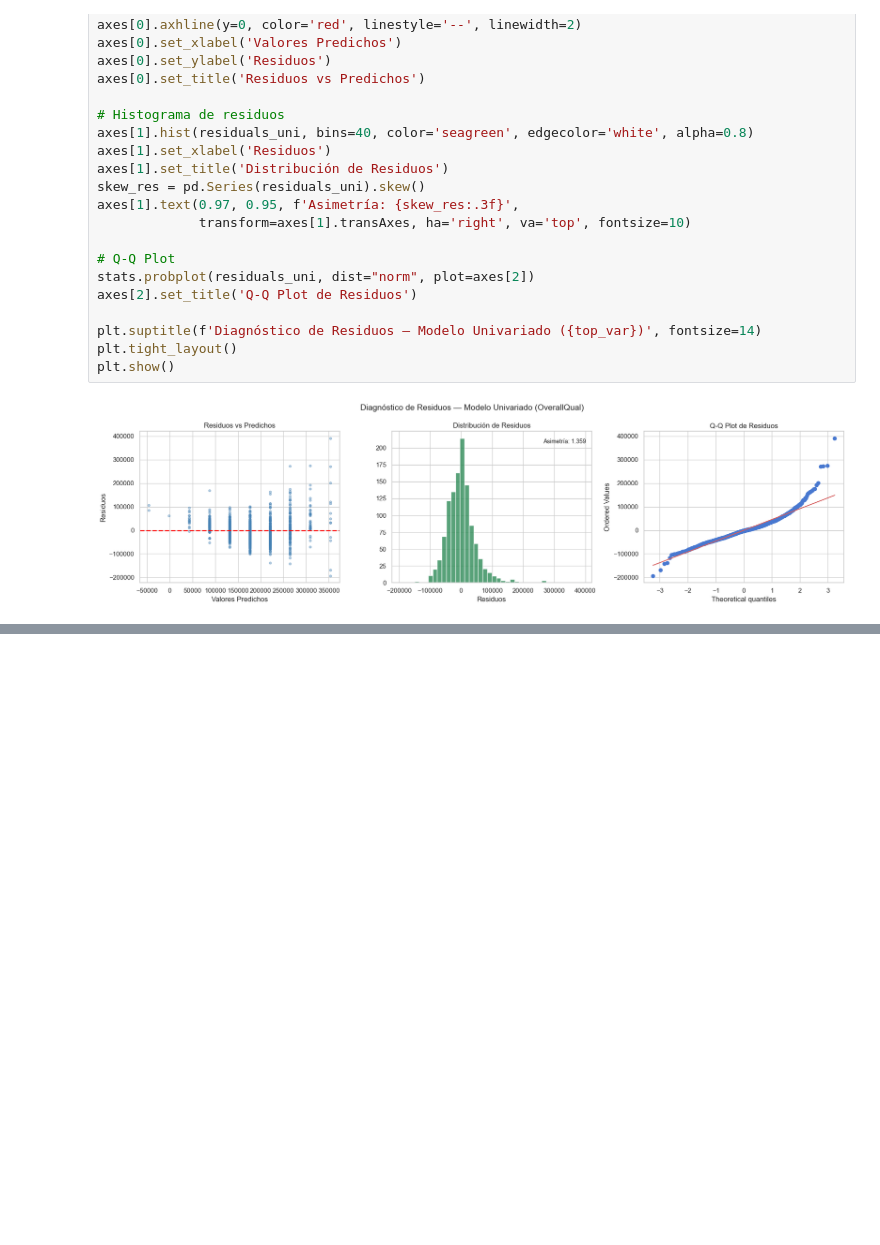
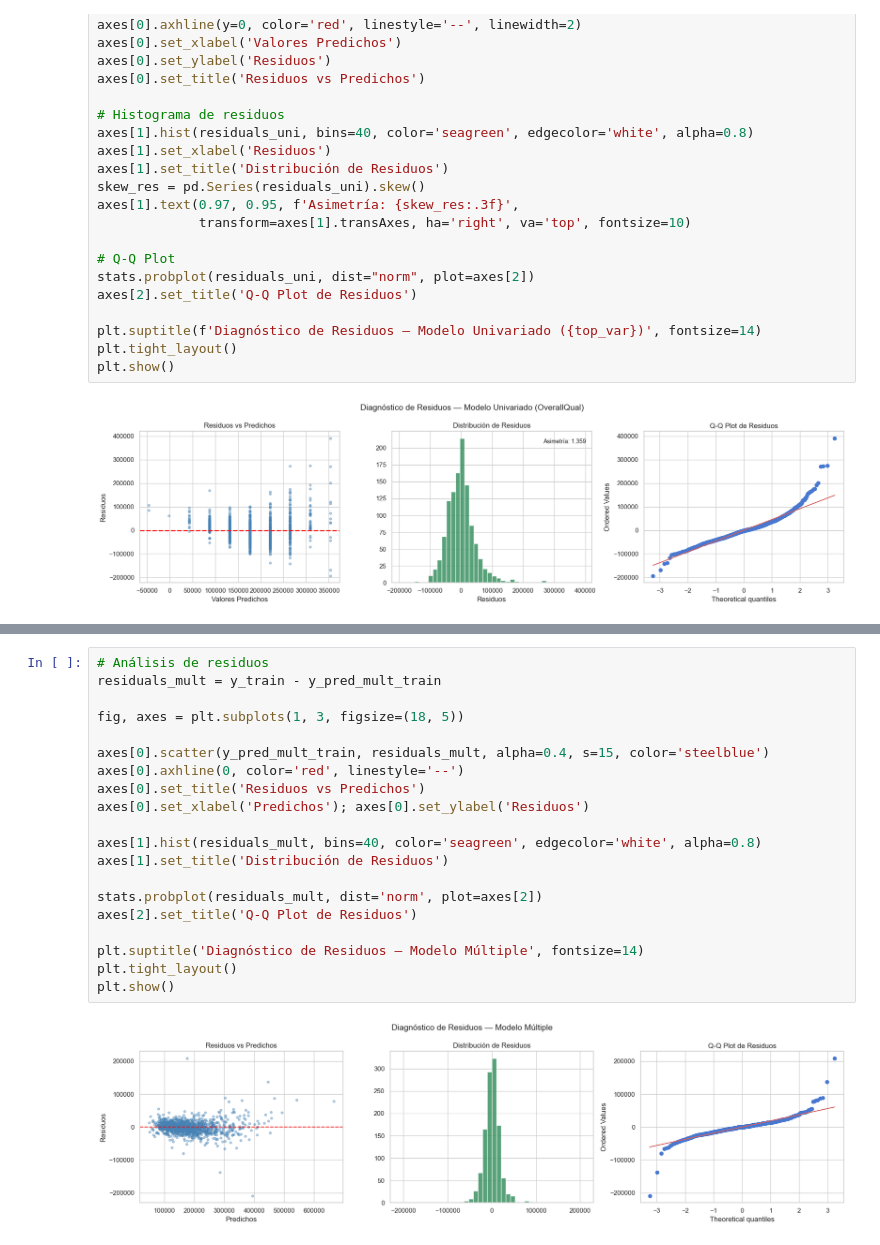
Before and after one commit to DijanU/lab3MRL, a Jupyter notebook: avances.ipynb, the cells around one changed output, grey strips where cells are left out. Saved outputs shown, nothing was run; the diff lists cells and outputs as text; blank space fills up the shorter version.

```diff
--- a/avances.ipynb
+++ b/avances.ipynb
@@ -838,0 +913,22 @@ plt.show()
+# %%
+# Análisis de residuos
+residuals_mult = y_train - y_pred_mult_train
+
+fig, axes = plt.subplots(1, 3, figsize=(18, 5))
+
+axes[0].scatter(y_pred_mult_train, residuals_mult, alpha=0.4, s=15, color='steelblue')
+axes[0].axhline(0, color='red', linestyle='--')
+axes[0].set_title('Residuos vs Predichos')
+axes[0].set_xlabel('Predichos'); axes[0].set_ylabel('Residuos')
+
+axes[1].hist(residuals_mult, bins=40, color='seagreen', edgecolor='white', alpha=0.8)
+axes[1].set_title('Distribución de Residuos')
+
+stats.probplot(residuals_mult, dist='norm', plot=axes[2])
+axes[2].set_title('Q-Q Plot de Residuos')
+
+plt.suptitle('Diagnóstico de Residuos — Modelo Múltiple', fontsize=14)
+plt.tight_layout()
+plt.show()
+# %% [output]
+[figure, added]
```
Also changed, not shown: parts of 8 cells of this notebook, 1 other file.
